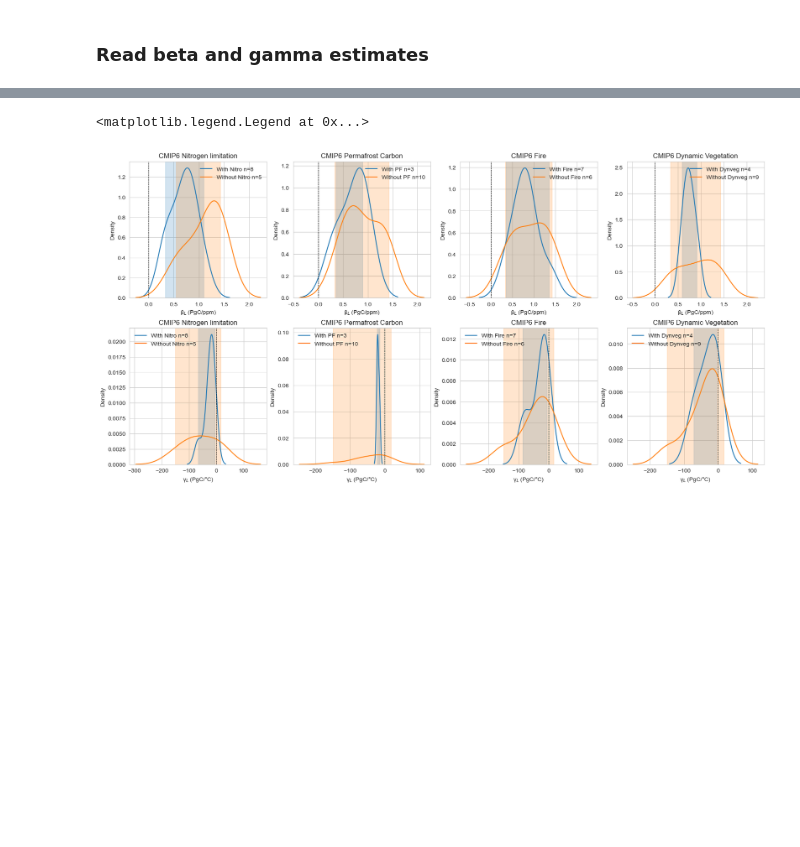
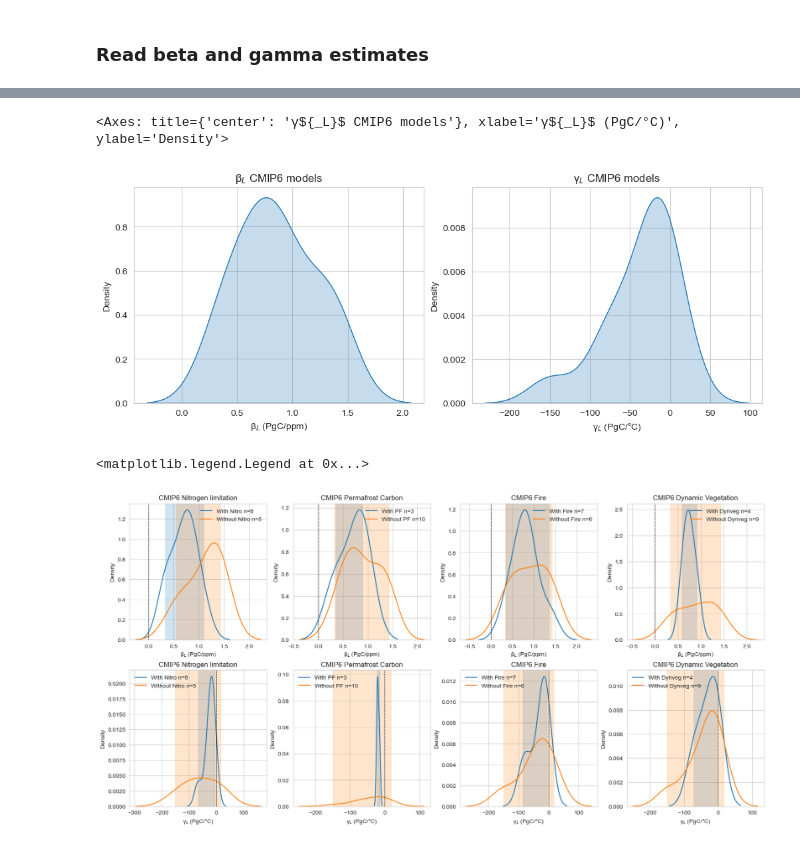
Before and after one commit to rebeccamayvarney/TCRE_betagamma, a Jupyter notebook: Bayes_betagamma_land.ipynb, the cells around one changed output, grey strips where cells are left out. Saved outputs shown, nothing was run; the diff lists cells and outputs as text; code cells hidden in the pictures; blank space fills up the shorter version.

Commit message:
add CMIP distribution plot

```diff
--- a/Bayes_betagamma_land.ipynb
+++ b/Bayes_betagamma_land.ipynb
@@ -55,6 +55,21 @@ cmip6_hasNitro = np.array([True, False, False, True, False, False, False, True,
 cmip6_hasPF = np.array([False, False, False, True, False, False, False, False, False, True, False, False, True])
 cmip6_hasFire = np.array([False, False, False, True, True, True, False, False, True, True, False, True, True])
 cmip6_hasDynveg = np.array([False, False, False, False, False, True, False, False, True, False, True, True, False])
+# %%
+fig = plt.figure(figsize=(10,4), layout="constrained")
+
+sub = fig.add_subplot(1, 2, 1)
+plt.title('β${_L}$ CMIP6 models')
+sub.set_xlabel('β${_L}$ (PgC/ppm)')
+sns.kdeplot(evidence_CMIP6['beta_land'], fill=True)
+
+sub = fig.add_subplot(1, 2, 2)
+plt.title('γ${_L}$ CMIP6 models')
+sub.set_xlabel('γ${_L}$ (PgC/°C)')
+sns.kdeplot(evidence_CMIP6['gamma_land'], fill=True)
+# %% [output]
+<Axes: title={'center': 'γ${_L}$ CMIP6 models'}, xlabel='γ${_L}$ (PgC/°C)', ylabel='Density'>
+[figure, added]
 # %%
 # sanity check
 
```
